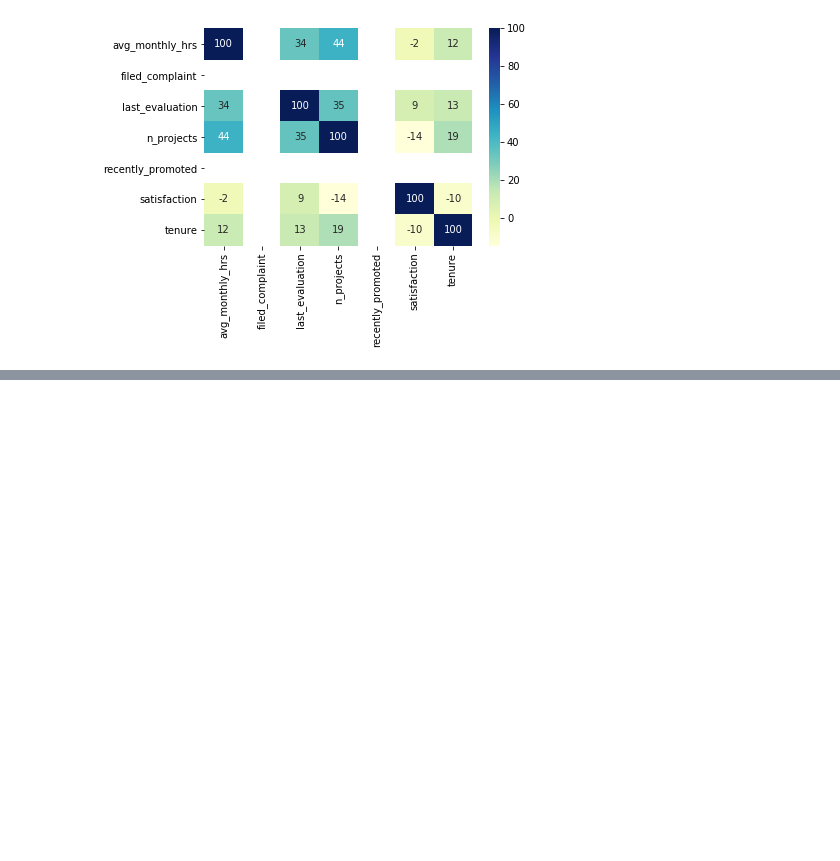
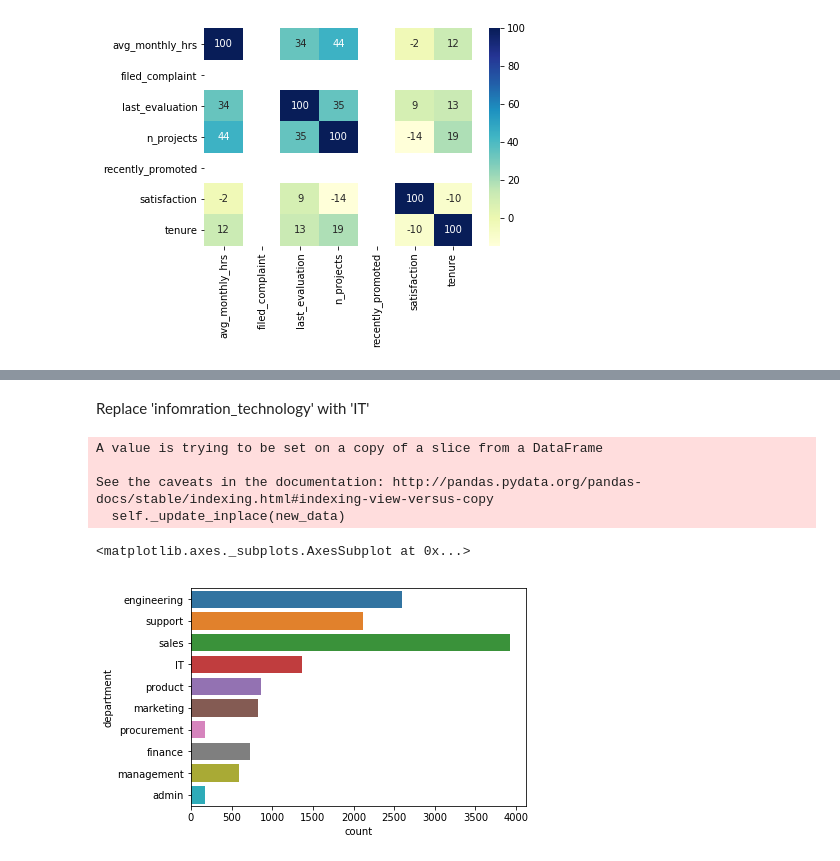
Before and after one commit to saedhussain/DS_Employee_Retention, a Jupyter notebook: Employee Retention.ipynb, the cells around one changed output, grey strips where cells are left out. Cells and saved outputs as stored; diff of their text form; code cells hidden in the pictures; blank space fills up the shorter version.

Commit message:
data cleaning and feature engineering complete

```diff
--- a/Employee Retention.ipynb
+++ b/Employee Retention.ipynb
@@ -166,0 +169,4 @@ plt.show()
+# %%
+# Get rid of duplicate values
+df = df.drop_duplicates()
+df.shape
@@ -166,0 +186,3 @@ plt.show()
+# %%
+df = df[df.department != 'temp']
+df.shape
@@ -166,0 +204,8 @@ plt.show()
+# %%
+# Fix filed_complaint to be either 1 or 0
+df['filed_complaint'] = df.filed_complaint.fillna(0)
+print(df.filed_complaint.unique())
+
+# Fix recently_promoted to be either 1 or 0
+df['recently_promoted'] = df.recently_promoted.fillna(0)
+print(df.recently_promoted.unique())
@@ -166,0 +224,14 @@ plt.show()
+# %% [markdown]
+Replace 'infomration_technology' with 'IT'
+# %%
+df.department.replace('information_technology', 'IT', inplace=True)
+
+#Plot the distribution for the 'department'
+sns.countplot(y='department', data=df)
+# %% [output]
+A value is trying to be set on a copy of a slice from a DataFrame
+
+See the caveats in the documentation: http://pandas.pydata.org/pandas-docs/stable/indexing.html#indexing-view-versus-copy
+  self._update_inplace(new_data)
+<matplotlib.axes._subplots.AxesSubplot at 0x...>
+[figure, added]
```
Also changed, not shown: parts of 27 cells of this notebook, 1 other file.
